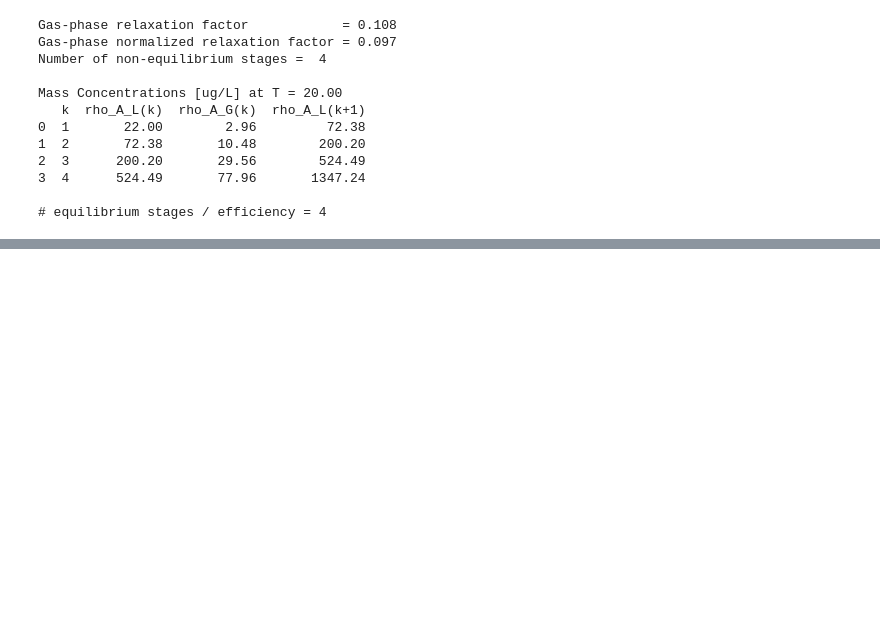
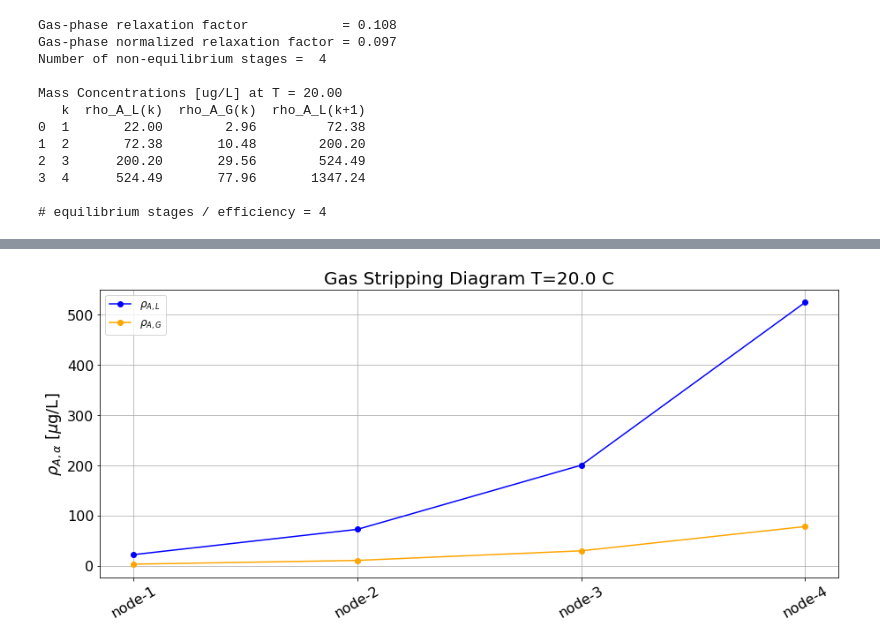
Before and after one commit to dpploy/engy-5140, a Jupyter notebook: notebooks/03-gas-absorption.ipynb, the cells around one changed output, grey strips where cells are left out. Cells and saved outputs as stored; diff of their text form; code cells hidden in the pictures; blank space fills up the shorter version.

```diff
--- a/notebooks/03-gas-absorption.ipynb
+++ b/notebooks/03-gas-absorption.ipynb
@@ -254,11 +291,11 @@ xpts.append(rho_A_L_1)
 ypts.append(rho_A_G_0)
 
 # Data storage for a table output
-data = dict()
-data['k']            = list()
-data['rho_A_L(k)']   = list()
-data['rho_A_G(k)']   = list()
-data['rho_A_L(k+1)'] = list()
+table = dict()
+table['k']            = list()
+table['rho_A_L(k)']   = list()
+table['rho_A_G(k)']   = list()
+table['rho_A_L(k+1)'] = list()
 
 # Solve for mass concentrations in the network tower
 # Start at the bottom and move towards the top
@@ -269,27 +306,27 @@ rho_A_G_k = rho_A_G_0
 k_node = 0
 while rho_A_G_k <= rho_A_G_N1:
 
-    data['rho_A_L(k)'].append(rho_A_L_k/ug_per_liter)
+    table['rho_A_L(k)'].append(rho_A_L_k/ug_per_liter)
 
     # Compute the non-equilibrium point
     rho_A_G_k = neq_func(rho_A_L_k)
 
-    xpts.append(rho_A_L_k/ug_per_liter)
-    ypts.append(rho_A_G_k/ug_per_liter)
+    xpts.append(rho_A_L_k)
+    ypts.append(rho_A_G_k)
 
-    data['rho_A_G(k)'].append(rho_A_G_k/ug_per_liter)
+    table['rho_A_G(k)'].append(rho_A_G_k/ug_per_liter)
 
     # Compute operating line point
     rho_A_L_k = op_func(rho_A_G_k) # overwrite k with k+1
 
-    xpts.append(rho_A_L_k/ug_per_liter)
-    ypts.append(rho_A_G_k/ug_per_liter)
+    xpts.append(rho_A_L_k)
+    ypts.append(rho_A_G_k)
 
-    data['rho_A_L(k+1)'].append(rho_A_L_k/ug_per_liter)
+    table['rho_A_L(k+1)'].append(rho_A_L_k/ug_per_liter)
 
     k_node += 1
 
-    data['k'].append(k_node)
+    table['k'].append(k_node)
 
 n_neq_stages = k_node
 
@@ -298,7 +335,7 @@ print('Number of non-equilibrium stages = ',n_neq_stages)
 import pandas as pd
 pd.set_option('display.float_format', '{:.2F}'.format)
 
-df = pd.DataFrame(data)
+df = pd.DataFrame(table)
 print('')
 print('Mass Concentrations [ug/L] at T = %2.2f'%const.convert_temperature(temp,'K','C'))
 print(df)
@@ -324,0 +362,6 @@ plot_diagram(xpts,ypts)
+# %%
+'''Plot the Solute Concentration in the Phases'''
+
+plot_solution(table)
+# %% [output]
+[figure, added]
```
Also changed, not shown: parts of 7 cells of this notebook, 1 other file.
